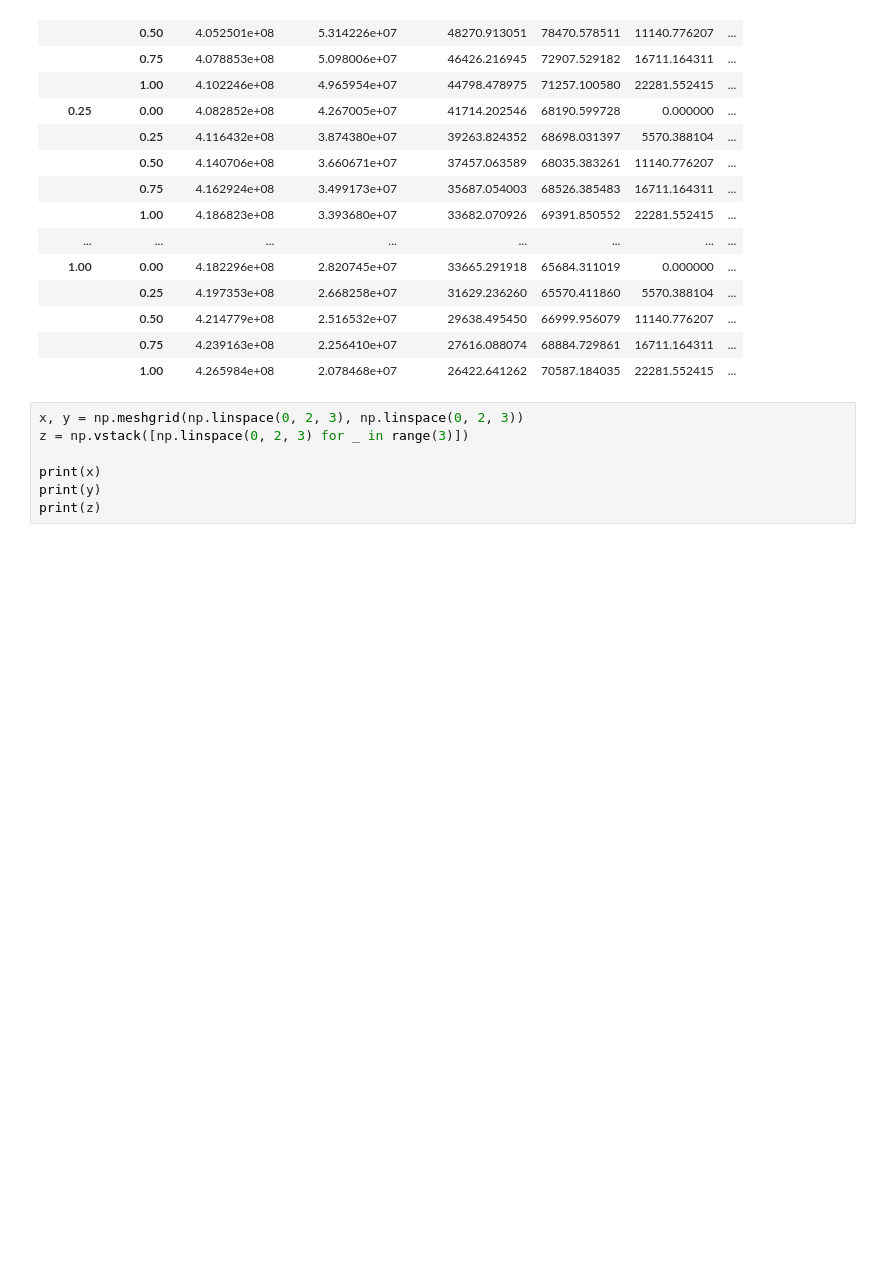
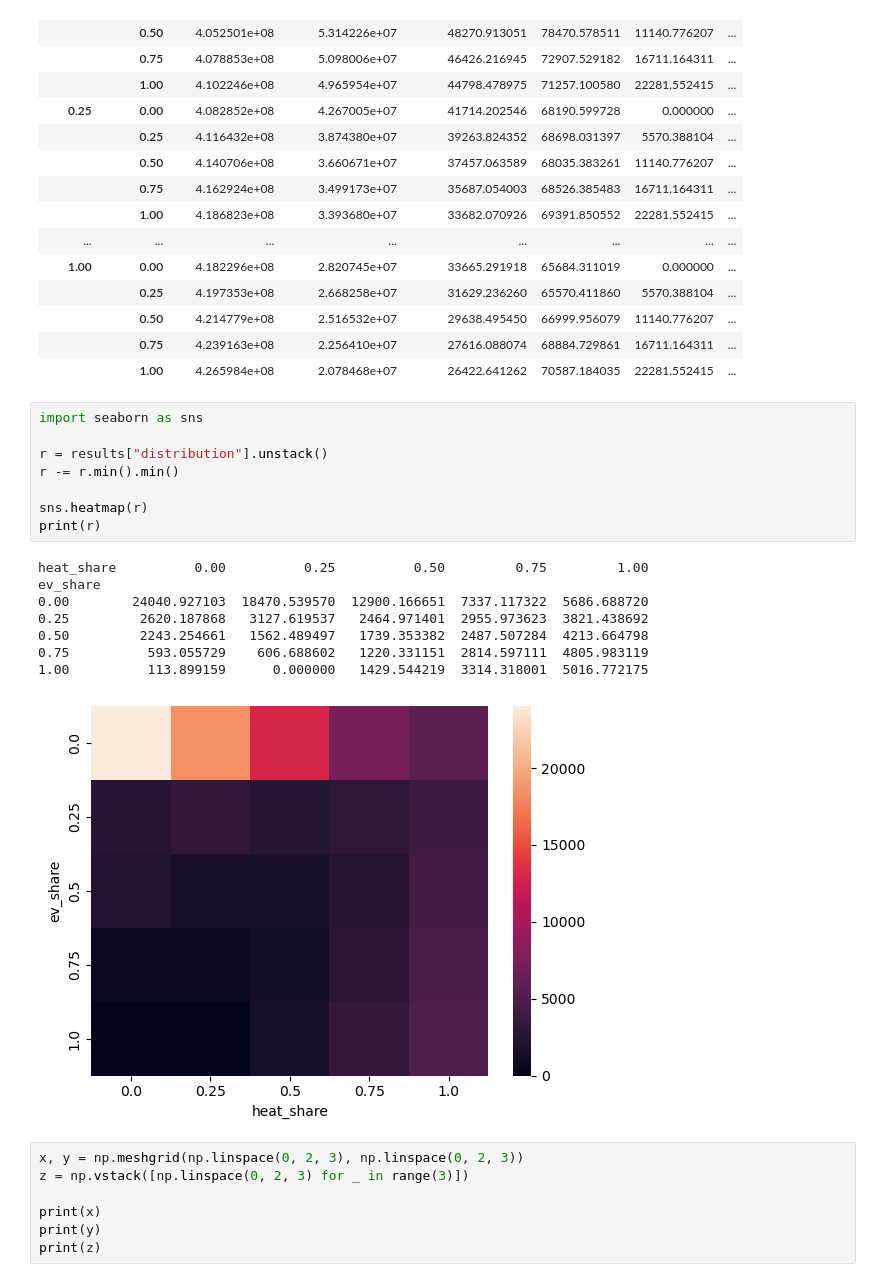
Before and after one commit to LukasFrankenQ/pypsa-fes, a Jupyter notebook: notebooks/plot_competition.ipynb, the cells around one changed output. Saved outputs shown, nothing was run; the diff lists cells and outputs as text; blank space fills up the shorter version.

```diff
--- a/notebooks/plot_competition.ipynb
+++ b/notebooks/plot_competition.ipynb
@@ -268,6 +162,23 @@ results
 |  | 0.50 | 4.214779e+08 | 2.516532e+07 | 29638.495450 | 66999.956079 | 11140.776207 | ... |
 |  | 0.75 | 4.239163e+08 | 2.256410e+07 | 27616.088074 | 68884.729861 | 16711.164311 | ... |
 |  | 1.00 | 4.265984e+08 | 2.078468e+07 | 26422.641262 | 70587.184035 | 22281.552415 | ... |
+# %%
+import seaborn as sns
+
+r = results["distribution"].unstack()
+r -= r.min().min()
+
+sns.heatmap(r)
+print(r)
+# %% [output]
+heat_share          0.00          0.25          0.50         0.75         1.00
+ev_share
+0.00        24040.927103  18470.539570  12900.166651  7337.117322  5686.688720
+0.25         2620.187868   3127.619537   2464.971401  2955.973623  3821.438692
+0.50         2243.254661   1562.489497   1739.353382  2487.507284  4213.664798
+0.75          593.055729    606.688602   1220.331151  2814.597111  4805.983119
+1.00          113.899159      0.000000   1429.544219  3314.318001  5016.772175
+[figure, added]
 # %%
 x, y = np.meshgrid(np.linspace(0, 2, 3), np.linspace(0, 2, 3))
 z = np.vstack([np.linspace(0, 2, 3) for _ in range(3)])
```
Also changed, not shown: parts of 5 cells of this notebook, 1 other file.
